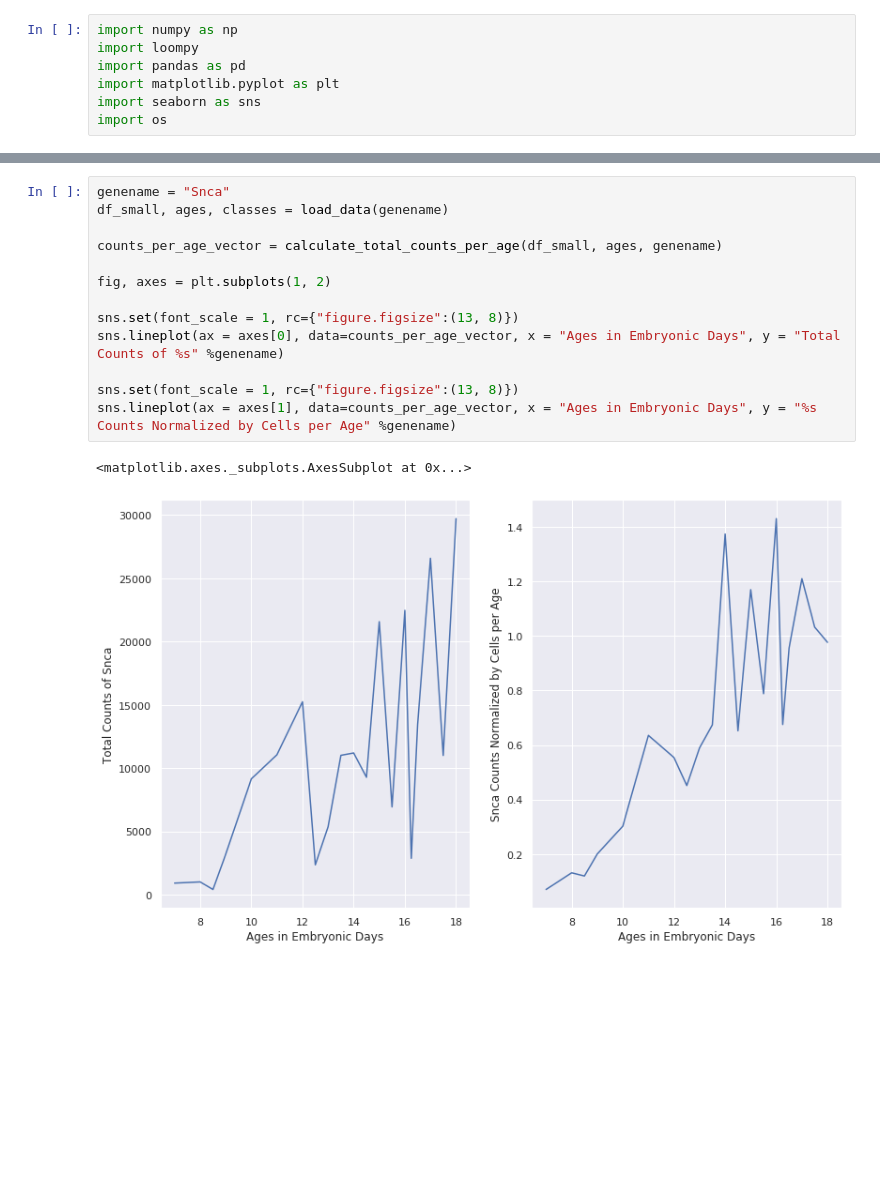
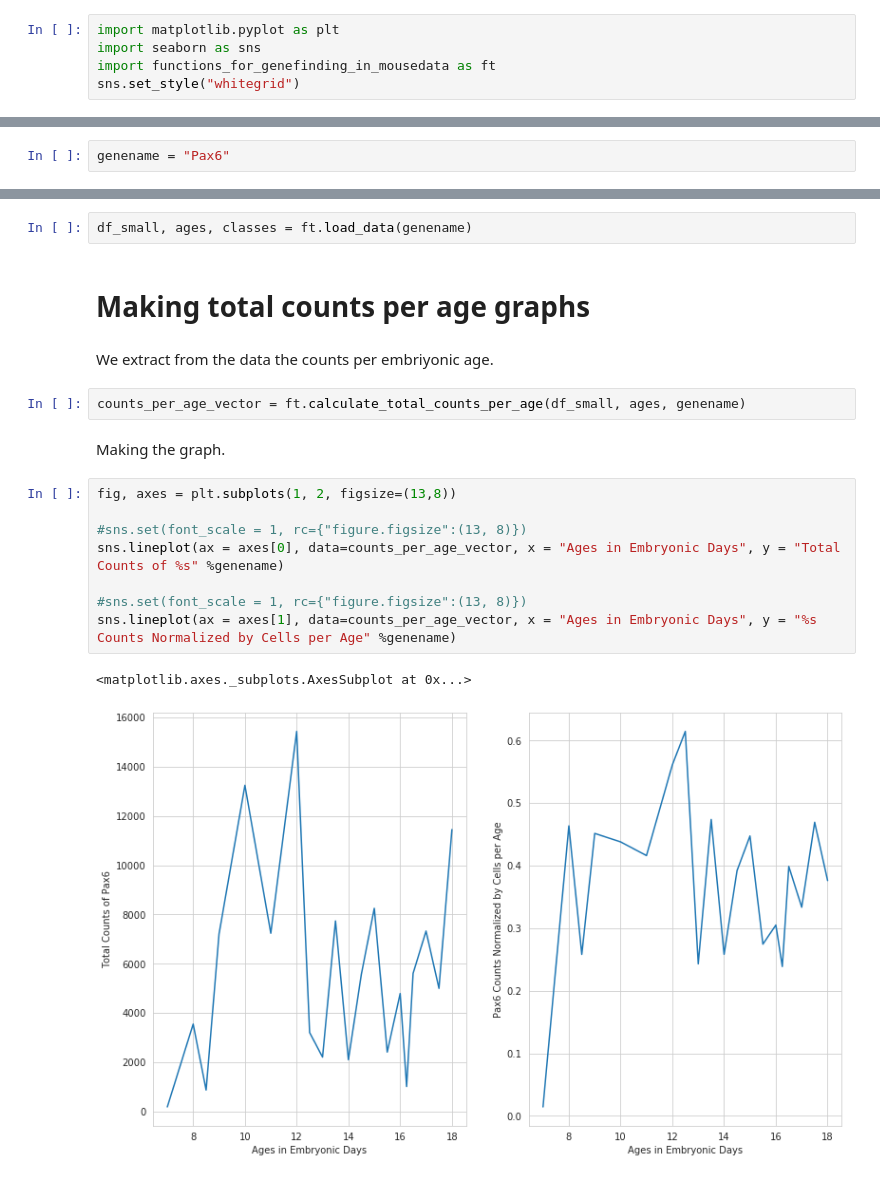
Before and after one commit to Pinolinoo/genemousefinder, a Jupyter notebook: GeneFinderMouseData.ipynb, the cells around one changed output, grey strips where cells are left out. Saved outputs shown, nothing was run; the diff lists cells and outputs as text; blank space fills up the shorter version.

Commit message:
Now usable with a jupyter notebook. Changed the name of the functions.py .

```diff
--- a/GeneFinderMouseData.ipynb
+++ b/GeneFinderMouseData.ipynb
@@ -1,7 +1,5 @@
 # %%
-import numpy as np
-import loompy
-import pandas as pd
 import matplotlib.pyplot as plt
 import seaborn as sns
-import os
+import functions_for_genefinding_in_mousedata as ft
+sns.set_style("whitegrid")
@@ -7,0 +8,2 @@ import os
+# %%
+genename = "Pax6"
@@ -8,16 +12,21 @@ import os
+# %%
+df_small, ages, classes = ft.load_data(genename)
+# %% [markdown]
+#  Making total counts per age graphs
+# %% [markdown]
+We extract from the data the counts per embriyonic age.
+# %%
+counts_per_age_vector = ft.calculate_total_counts_per_age(df_small, ages, genename)
+# %% [markdown]
+Making the graph.
 # %%
-genename = "Snca"
-df_small, ages, classes = load_data(genename)
+fig, axes = plt.subplots(1, 2, figsize=(13,8))
 
-counts_per_age_vector = calculate_total_counts_per_age(df_small, ages, genename)
-
-fig, axes = plt.subplots(1, 2)
-
-sns.set(font_scale = 1, rc={"figure.figsize":(13, 8)})
+#sns.set(font_scale = 1, rc={"figure.figsize":(13, 8)})
 sns.lineplot(ax = axes[0], data=counts_per_age_vector, x = "Ages in Embryonic Days", y = "Total Counts of %s" %genename)
 
-sns.set(font_scale = 1, rc={"figure.figsize":(13, 8)})
+#sns.set(font_scale = 1, rc={"figure.figsize":(13, 8)})
 sns.lineplot(ax = axes[1], data=counts_per_age_vector, x = "Ages in Embryonic Days", y = "%s Counts Normalized by Cells per Age" %genename)
 # %% [output]
 <matplotlib.axes._subplots.AxesSubplot at 0x...>
-[figure, old version]
+[figure, new version]
```
Also changed, not shown: parts of 23 cells of this notebook.
